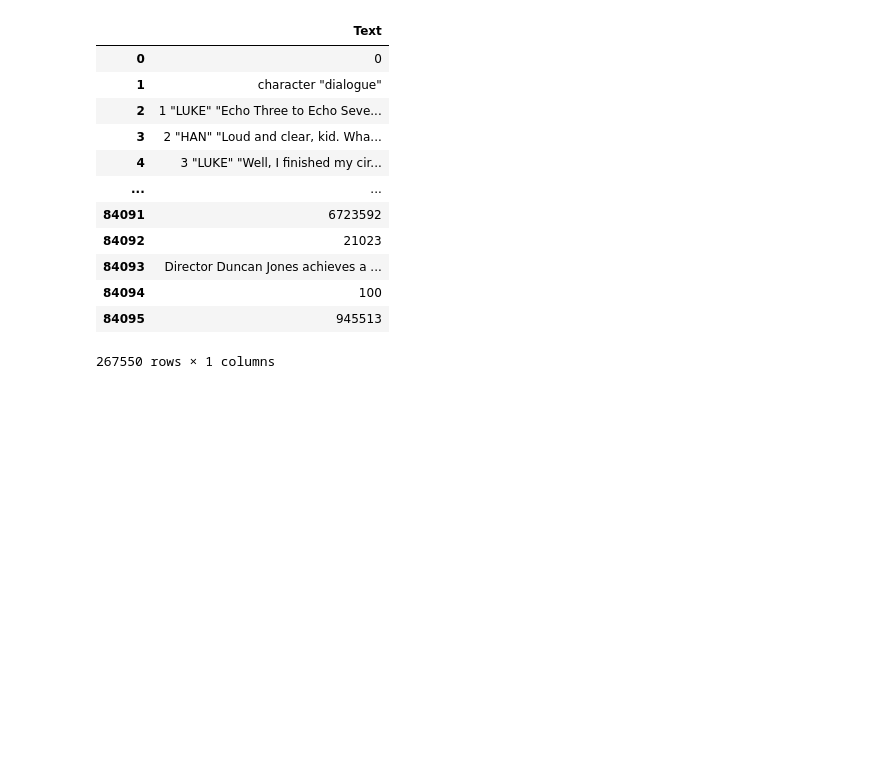
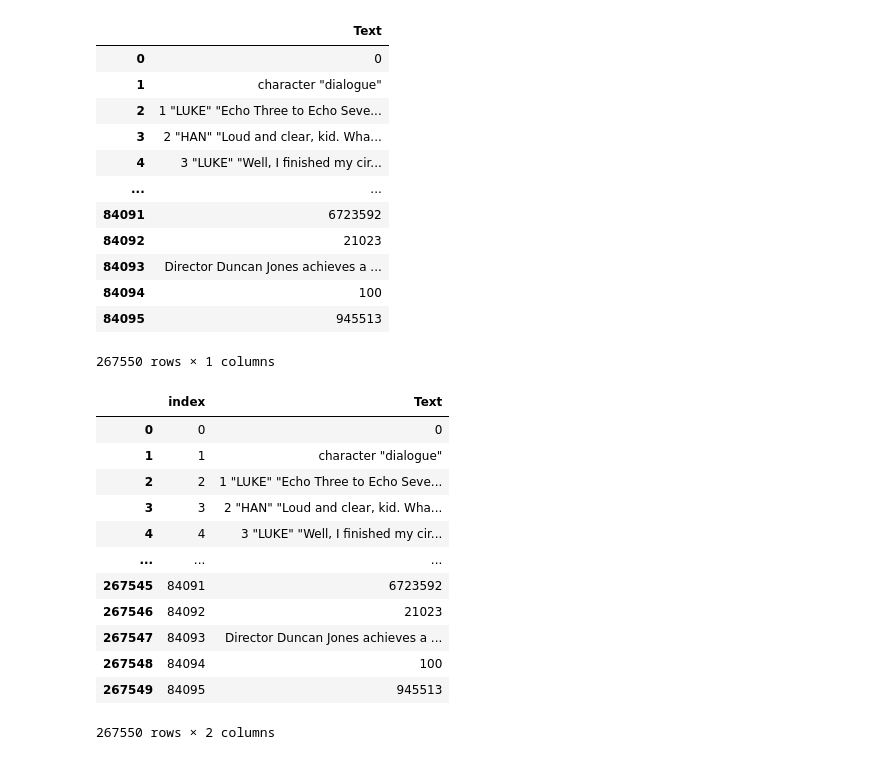
Before and after one commit to Risidio/AI-Domain, a Jupyter notebook: FinalDataset/Python.ipynb, the cells around one changed output. Drawn from its saved outputs; the diff is of its cells as text; code cells hidden in the pictures; blank space fills up the shorter version.

```diff
--- a/FinalDataset/Python.ipynb
+++ b/FinalDataset/Python.ipynb
@@ -1351,5 +1351,22 @@ df
 | 84094 | 100 |
 | 84095 | 945513 |
 267550 rows × 1 columns
+# %%
+df = df.reset_index()
+df
+# %% [output]
+|  | index | Text |
+| 0 | 0 | 0 |
+| 1 | 1 | character "dialogue" |
+| 2 | 2 | 1 "LUKE" "Echo Three to Echo Seve... |
+| 3 | 3 | 2 "HAN" "Loud and clear, kid. Wha... |
+| 4 | 4 | 3 "LUKE" "Well, I finished my cir... |
+| ... | ... | ... |
+| 267545 | 84091 | 6723592 |
+| 267546 | 84092 | 21023 |
+| 267547 | 84093 | Director Duncan Jones achieves a ... |
+| 267548 | 84094 | 100 |
+| 267549 | 84095 | 945513 |
+267550 rows × 2 columns
 # %%
 df.to_csv('finaldataset.csv', index=False)
```
Also changed, not shown: parts of 4 cells of this notebook.
